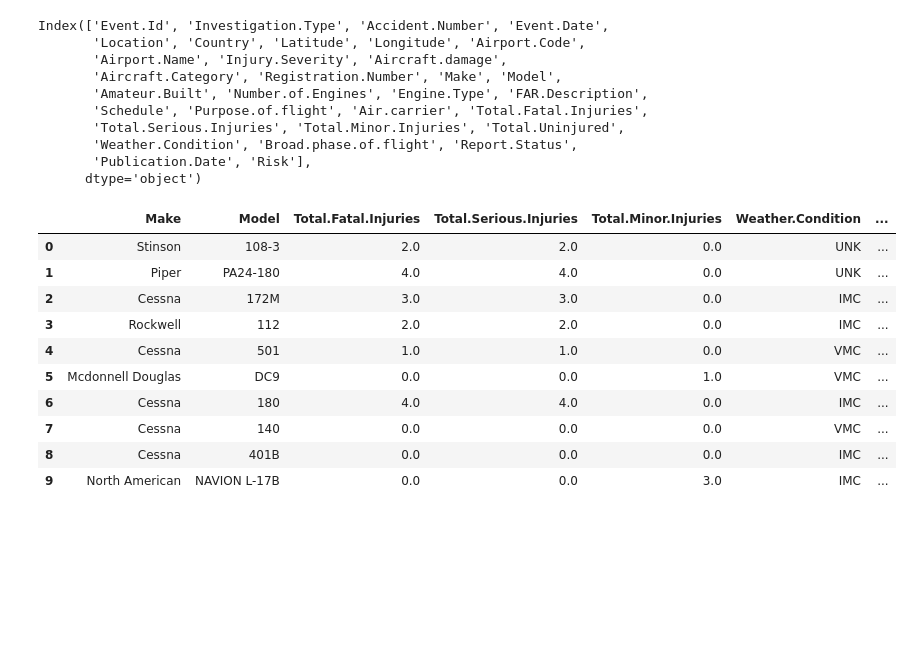
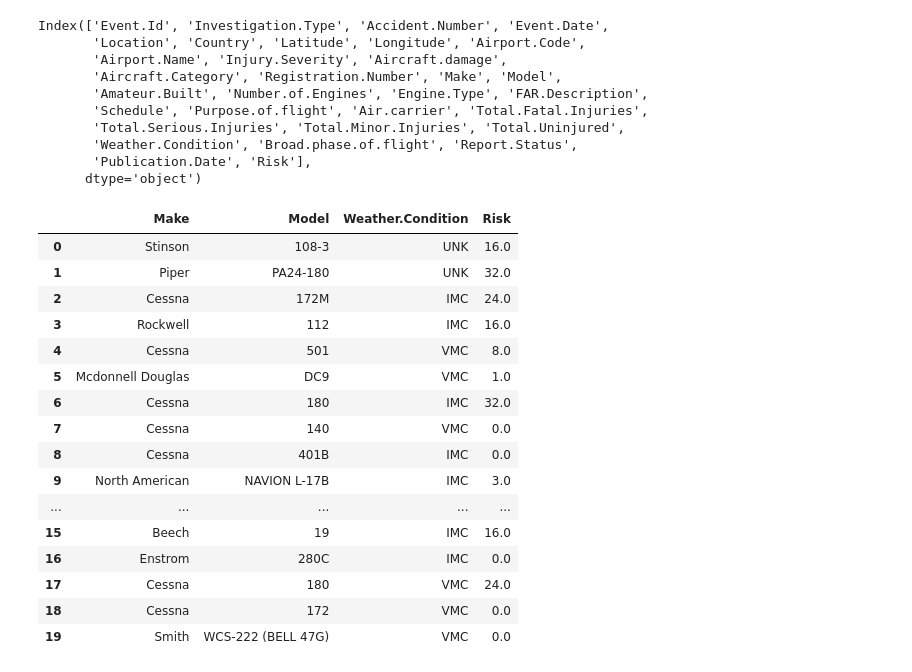
Before and after one commit to justmawi-dot/phaseONEproject, a Jupyter notebook: student.ipynb, the cells around one changed output. Drawn from its saved outputs; the diff is of its cells as text; code cells hidden in the pictures; blank space fills up the shorter version.

Commit message:
Clean data and calculate risk

```diff
--- a/student.ipynb
+++ b/student.ipynb
@@ -169,16 +169,22 @@ Index(['Event.Id', 'Investigation.Type', 'Accident.Number', 'Event.Date',
        'Publication.Date', 'Risk'],
       dtype='object')
 # %%
-aviation_df.iloc[0:10, [14,15,23,24,25,27,31]]
+aviation_df.iloc[0:20, [14,15,27,31]]
 # %% [output]
-|  | Make | Model | Total.Fatal.Injuries | Total.Serious.Injuries | Total.Minor.Injuries | Weather.Condition | ... |
-| 0 | Stinson | 108-3 | 2.0 | 2.0 | 0.0 | UNK | ... |
-| 1 | Piper | PA24-180 | 4.0 | 4.0 | 0.0 | UNK | ... |
-| 2 | Cessna | 172M | 3.0 | 3.0 | 0.0 | IMC | ... |
-| 3 | Rockwell | 112 | 2.0 | 2.0 | 0.0 | IMC | ... |
-| 4 | Cessna | 501 | 1.0 | 1.0 | 0.0 | VMC | ... |
-| 5 | Mcdonnell Douglas | DC9 | 0.0 | 0.0 | 1.0 | VMC | ... |
-| 6 | Cessna | 180 | 4.0 | 4.0 | 0.0 | IMC | ... |
-| 7 | Cessna | 140 | 0.0 | 0.0 | 0.0 | VMC | ... |
-| 8 | Cessna | 401B | 0.0 | 0.0 | 0.0 | IMC | ... |
-| 9 | North American | NAVION L-17B | 0.0 | 0.0 | 3.0 | IMC | ... |
+|  | Make | Model | Weather.Condition | Risk |
+| 0 | Stinson | 108-3 | UNK | 16.0 |
+| 1 | Piper | PA24-180 | UNK | 32.0 |
+| 2 | Cessna | 172M | IMC | 24.0 |
+| 3 | Rockwell | 112 | IMC | 16.0 |
+| 4 | Cessna | 501 | VMC | 8.0 |
+| 5 | Mcdonnell Douglas | DC9 | VMC | 1.0 |
+| 6 | Cessna | 180 | IMC | 32.0 |
+| 7 | Cessna | 140 | VMC | 0.0 |
+| 8 | Cessna | 401B | IMC | 0.0 |
+| 9 | North American | NAVION L-17B | IMC | 3.0 |
+| ... | ... | ... | ... | ... |
+| 15 | Beech | 19 | IMC | 16.0 |
+| 16 | Enstrom | 280C | IMC | 0.0 |
+| 17 | Cessna | 180 | VMC | 24.0 |
+| 18 | Cessna | 172 | VMC | 0.0 |
+| 19 | Smith | WCS-222 (BELL 47G) | VMC | 0.0 |
```
